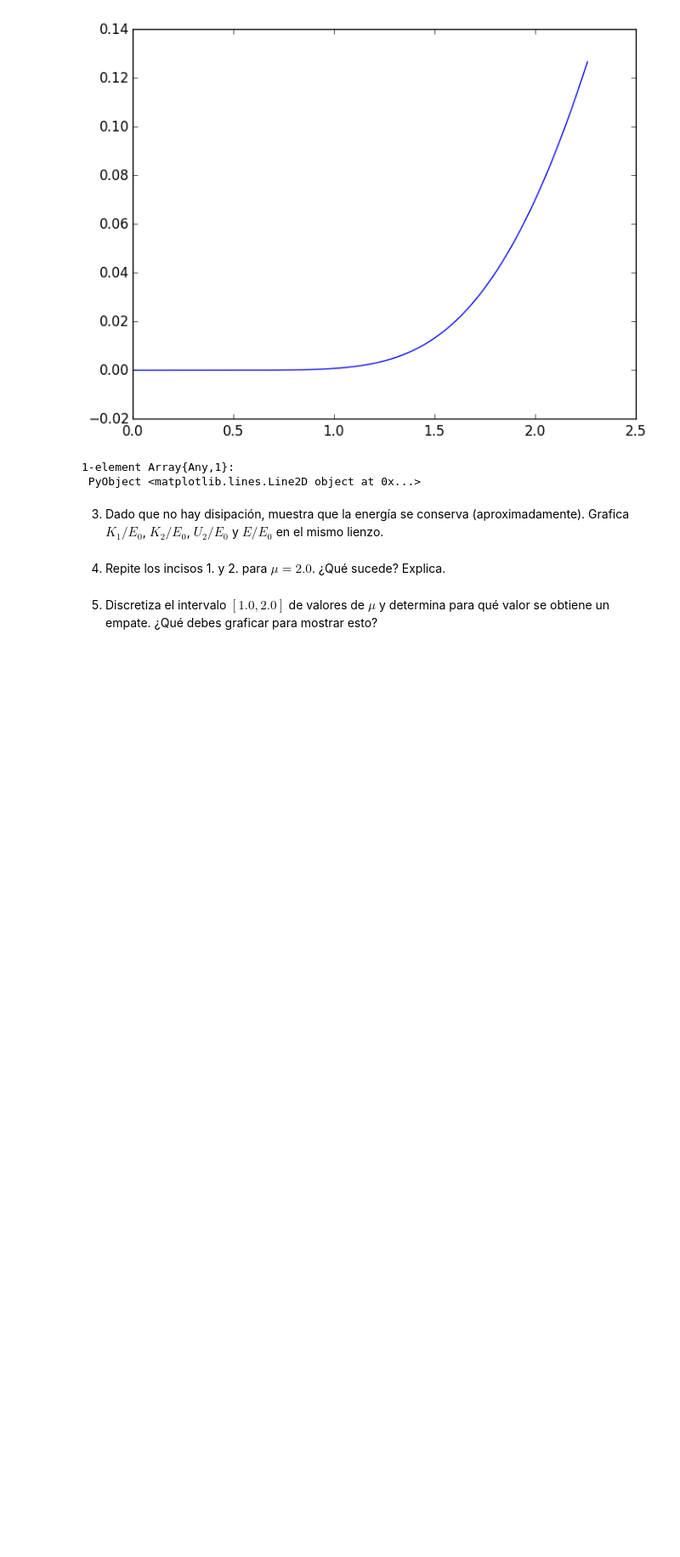
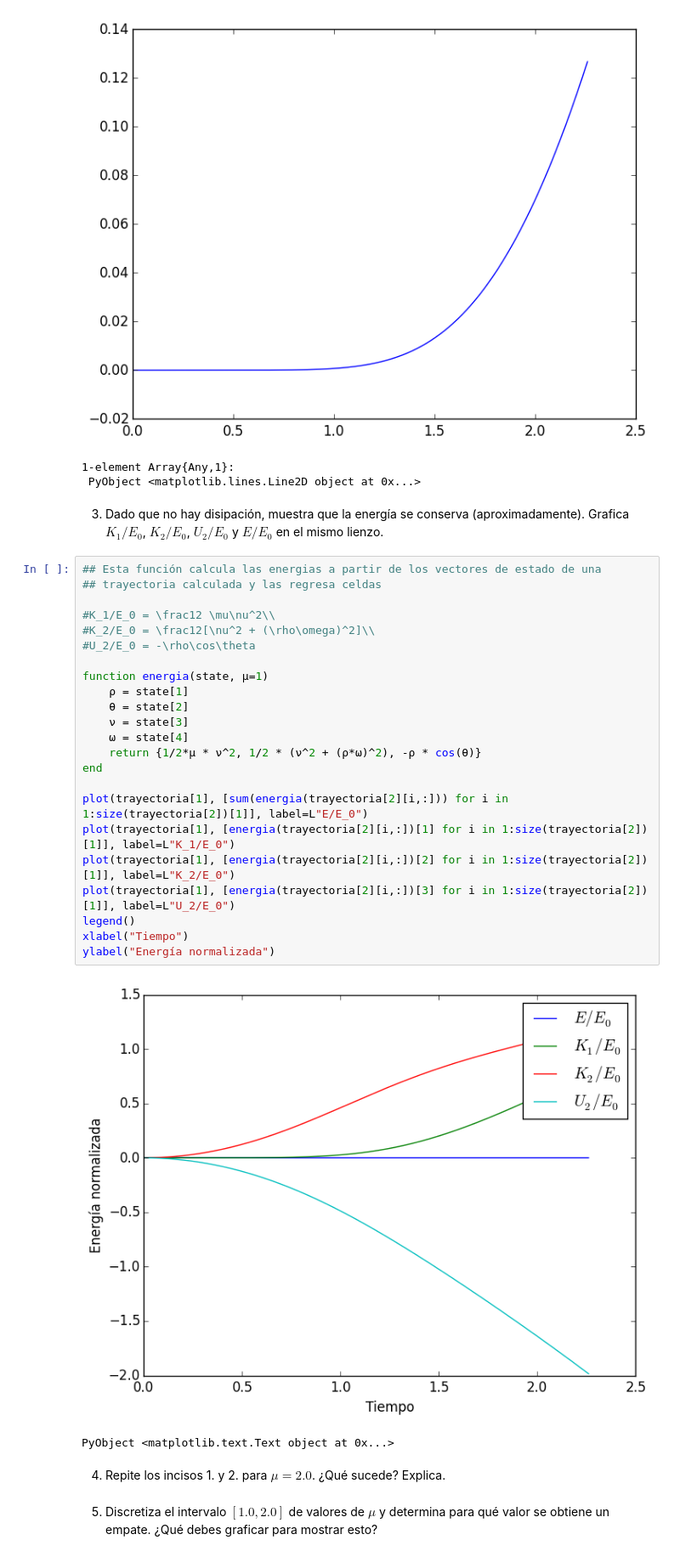
Before and after one commit to ivan-galinskiy/fisica_computacional, a Jupyter notebook: tareas/Tarea 07.ipynb, the cells around one changed output. Shown at 85% size. Drawn from its saved outputs; the diff is of its cells as text; blank space fills up the shorter version.

```diff
--- a/tareas/Tarea 07.ipynb
+++ b/tareas/Tarea 07.ipynb
@@ -328,6 +328,32 @@ plot(trayectoria[1], [CM(trayectoria[2][i,:]) for i in 1:size(trayectoria[2])[1]
  PyObject <matplotlib.lines.Line2D object at 0x...>
 # %% [markdown]
 3. Dado que no hay disipación, muestra que la energía se conserva (aproximadamente). Grafica $K_1/E_0$, $K_2/E_0$, $U_2/E_0$ y $E/E_0$ en el mismo lienzo.
+# %%
+## Esta función calcula las energias a partir de los vectores de estado de una
+## trayectoria calculada y las regresa celdas
+
+#K_1/E_0 = \frac12 \mu\nu^2\\
+#K_2/E_0 = \frac12[\nu^2 + (\rho\omega)^2]\\
+#U_2/E_0 = -\rho\cos\theta
+
+function energia(state, μ=1)
+    ρ = state[1]
+    θ = state[2]
+    ν = state[3]
+    ω = state[4]
+    return {1/2*μ * ν^2, 1/2 * (ν^2 + (ρ*ω)^2), -ρ * cos(θ)}
+end
+
+plot(trayectoria[1], [sum(energia(trayectoria[2][i,:])) for i in 1:size(trayectoria[2])[1]], label=L"E/E_0")
+plot(trayectoria[1], [energia(trayectoria[2][i,:])[1] for i in 1:size(trayectoria[2])[1]], label=L"K_1/E_0")
+plot(trayectoria[1], [energia(trayectoria[2][i,:])[2] for i in 1:size(trayectoria[2])[1]], label=L"K_2/E_0")
+plot(trayectoria[1], [energia(trayectoria[2][i,:])[3] for i in 1:size(trayectoria[2])[1]], label=L"U_2/E_0")
+legend()
+xlabel("Tiempo")
+ylabel("Energía normalizada")
+# %% [output]
+[figure, added]
+PyObject <matplotlib.text.Text object at 0x...>
 # %% [markdown]
 4. Repite los incisos 1. y 2. para $\mu=2.0$. ¿Qué sucede? Explica.
 # %% [markdown]
```
